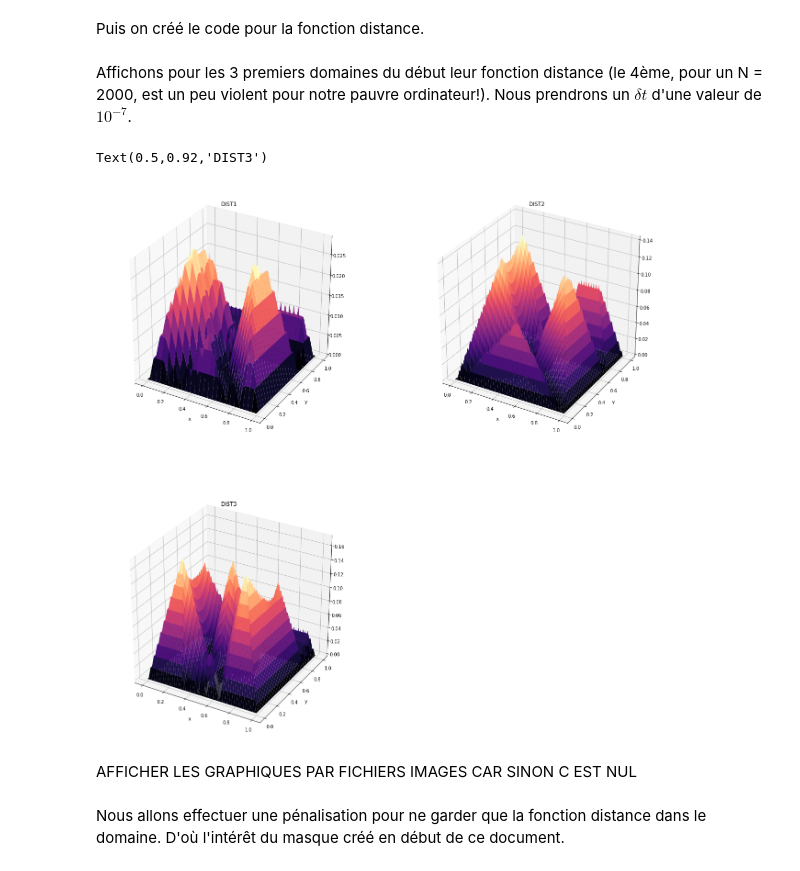
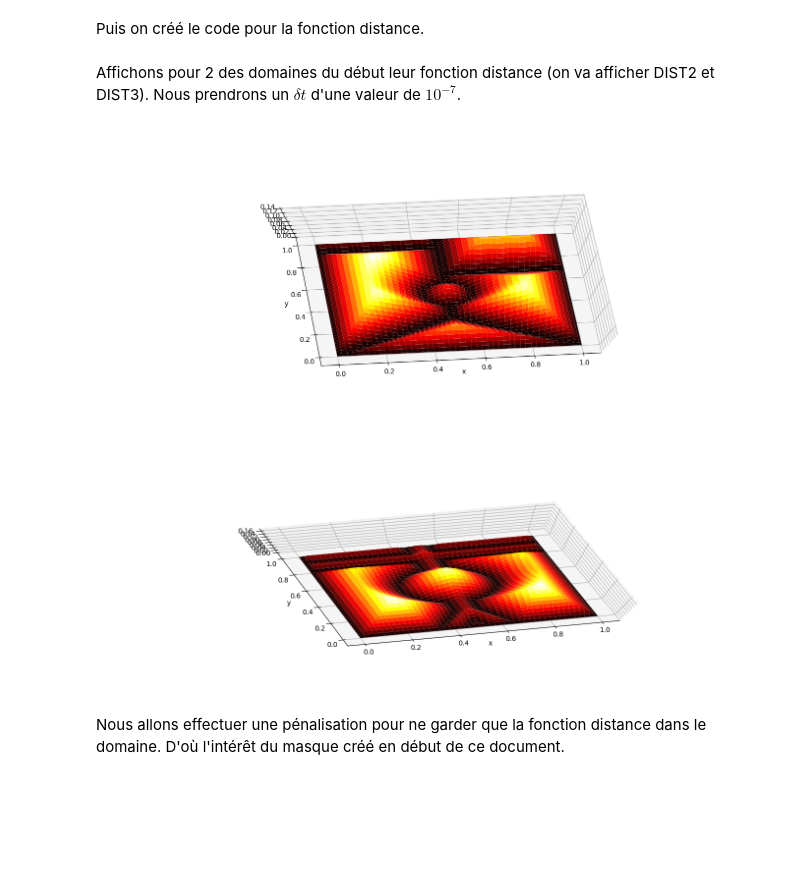
Before and after one commit to ThomasPhilibert0/cours, a Jupyter notebook: ANEVRISME/Projet_Anevrisme.ipynb, the cells around one changed output. Saved outputs shown, nothing was run; the diff lists cells and outputs as text; code cells hidden in the pictures; blank space fills up the shorter version.

```diff
--- a/ANEVRISME/Projet_Anevrisme.ipynb
+++ b/ANEVRISME/Projet_Anevrisme.ipynb
@@ -453,5 +454,5 @@ def chaleurdist(MAT,N,dt):
 
     return dist
 # %% [markdown]
-Affichons pour les 3 premiers domaines du début leur fonction distance (le 4ème, pour un N = 2000, est un peu violent pour notre pauvre ordinateur!). Nous prendrons un $\delta t$ d'une valeur de $10^{-7}$.
+Affichons pour 2 des domaines du début leur fonction distance (on va afficher DIST2 et DIST3). Nous prendrons un $\delta t$ d'une valeur de $10^{-7}$.
 # %%
@@ -459,42 +459,13 @@ DIST1 = chaleurdist(DOM1,50,0.0000001)
 DIST2 = chaleurdist(DOM2,500,0.0000001)
 DIST3 = chaleurdist(DOM3,1000,0.0000001)
-# %%
-fig = plt.figure(figsize = [22,22])
-
-#DIST1
-ax = fig.add_subplot(221, projection = '3d')
-x = np.linspace(0,1,51)
-y = np.linspace(0,1,51)
-X,Y = np.meshgrid(x,y)
-ax.plot_surface(X,Y,DIST1.reshape(51,51), cmap = 'magma')
-plt.xlabel("x")
-plt.ylabel("y")
-plt.title("DIST1")
-
-#DOM2
-ax = fig.add_subplot(222, projection = '3d')
-x = np.linspace(0,1,501)
-y = np.linspace(0,1,501)
-X,Y = np.meshgrid(x,y)
-ax.plot_surface(X,Y,DIST2.reshape(501,501), cmap = 'magma')
-plt.xlabel("x")
-plt.ylabel("y")
-plt.title("DIST2")
-
-#DOM3
-ax = fig.add_subplot(223, projection = '3d')
-x = np.linspace(0,1,1001)
-y = np.linspace(0,1,1001)
-X,Y = np.meshgrid(x,y)
-ax.plot_surface(X,Y,DIST3.reshape(1001,1001), cmap = 'magma')
-plt.xlabel("x")
-plt.ylabel("y")
-plt.title("DIST3")
-# %% [output]
-Text(0.5,0.92,'DIST3')
-[figure, removed]
-# %% [markdown]
-AFFICHER LES GRAPHIQUES PAR FICHIERS IMAGES CAR SINON C EST NUL
+# %%
+Image("/home/matthieu/Documents/cours/ANEVRISME/DIST1.png", width = 900)
+# %% [output]
+[figure, added]
+# %%
+Image("/home/matthieu/Documents/cours/ANEVRISME/DIST2.png", width = 900)
+# %% [output]
+[figure, added]
 # %% [markdown]
 Nous allons effectuer une pénalisation pour ne garder que la fonction distance dans le domaine. D'où l'intérêt du masque créé en début de ce document.
 # %%
```
Also changed, not shown: parts of 30 cells of this notebook.
